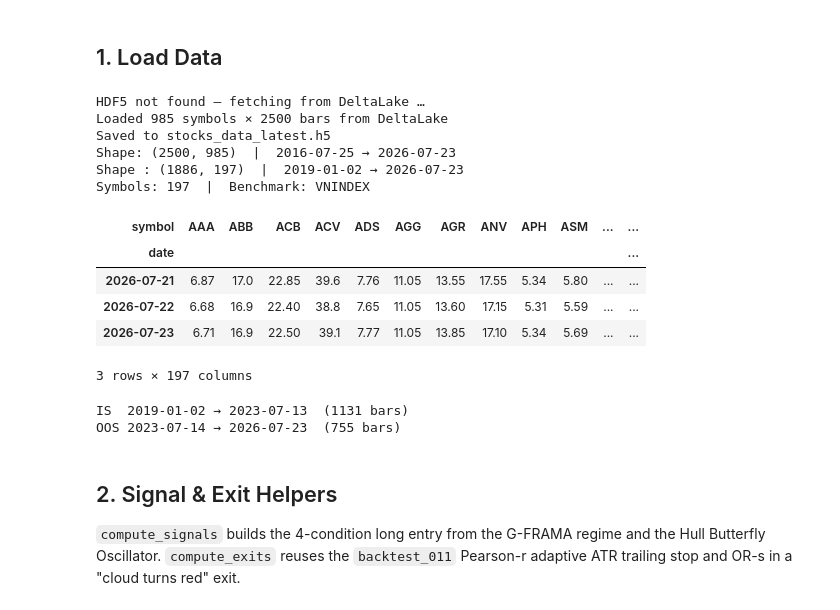
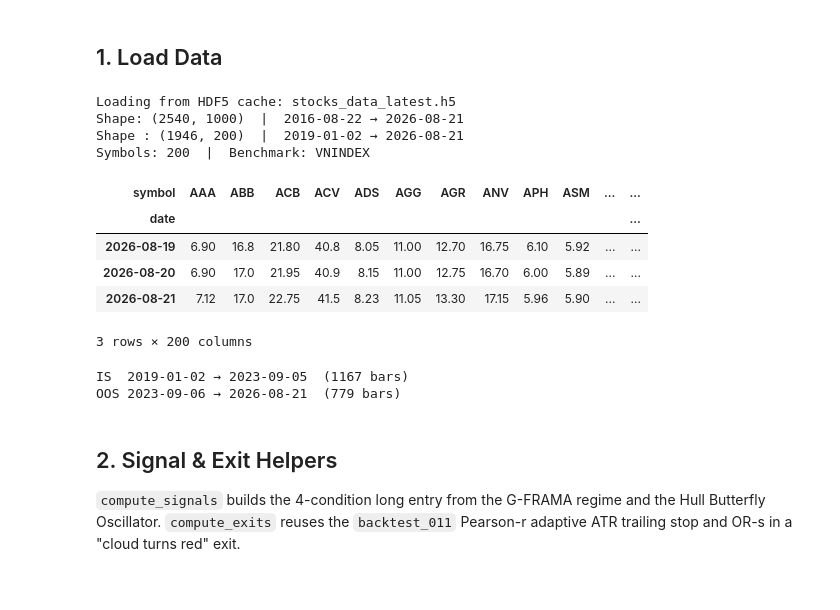
Before and after one commit to phuchuynh0909/all-in-one-portfolio, a Jupyter notebook: notebooks/backtest_012.ipynb, the cells around one changed output. Cells and saved outputs as stored; diff of their text form; code cells hidden in the pictures.

```diff
--- a/notebooks/backtest_012.ipynb
+++ b/notebooks/backtest_012.ipynb
@@ -67,46 +66,44 @@ from backend.app.services.data_loader import load_stocks
 BENCHMARK = 'VNINDEX'
 DATA_START = '2019-01-01'
 
-df_raw = load_stocks(refresh=True)
+df_raw = load_stocks(refresh=False)
 df_raw = df_raw.loc[DATA_START:]
 
 open_  = df_raw['open']
 high   = df_raw['high']
 low    = df_raw['low']
 close  = df_raw['close']
 volume = df_raw['volume']
 
 valid_syms = close.columns[close.isna().mean() < 0.2]
 close  = close[valid_syms].ffill()
 high   = high[valid_syms].ffill()
 low    = low[valid_syms].ffill()
 open_  = open_[valid_syms].ffill()
 volume = volume[valid_syms].ffill().fillna(0)
 
 if BENCHMARK in close.columns:
     bm_close  = close[BENCHMARK]
     bm_volume = volume[BENCHMARK]
 else:
     bm_close  = close.mean(axis=1)
     bm_volume = volume.mean(axis=1)
     print(f'BENCHMARK {BENCHMARK!r} not found — using equal-weight index')
 
 print(f'Shape : {close.shape}  |  {close.index[0].date()} → {close.index[-1].date()}')
 print(f'Symbols: {len(valid_syms)}  |  Benchmark: {BENCHMARK}')
 close.tail(3)
 # %% [output]
-HDF5 not found — fetching from DeltaLake …
-Loaded 985 symbols × 2500 bars from DeltaLake
-Saved to stocks_data_latest.h5
-Shape: (2500, 985)  |  2016-07-25 → 2026-07-23
-Shape : (1886, 197)  |  2019-01-02 → 2026-07-23
-Symbols: 197  |  Benchmark: VNINDEX
+Loading from HDF5 cache: stocks_data_latest.h5
+Shape: (2540, 1000)  |  2016-08-22 → 2026-08-21
+Shape : (1946, 200)  |  2019-01-02 → 2026-08-21
+Symbols: 200  |  Benchmark: VNINDEX
 | symbol | AAA | ABB | ACB | ACV | ADS | AGG | AGR | ANV | APH | ASM | ... | ... |
 | date |  |  |  |  |  |  |  |  |  |  |  | ... |
-| 2026-07-21 | 6.87 | 17.0 | 22.85 | 39.6 | 7.76 | 11.05 | 13.55 | 17.55 | 5.34 | 5.80 | ... | ... |
-| 2026-07-22 | 6.68 | 16.9 | 22.40 | 38.8 | 7.65 | 11.05 | 13.60 | 17.15 | 5.31 | 5.59 | ... | ... |
-| 2026-07-23 | 6.71 | 16.9 | 22.50 | 39.1 | 7.77 | 11.05 | 13.85 | 17.10 | 5.34 | 5.69 | ... | ... |
+| 2026-08-19 | 6.90 | 16.8 | 21.80 | 40.8 | 8.05 | 11.00 | 12.70 | 16.75 | 6.10 | 5.92 | ... | ... |
+| 2026-08-20 | 6.90 | 17.0 | 21.95 | 40.9 | 8.15 | 11.00 | 12.75 | 16.70 | 6.00 | 5.89 | ... | ... |
+| 2026-08-21 | 7.12 | 17.0 | 22.75 | 41.5 | 8.23 | 11.05 | 13.30 | 17.15 | 5.96 | 5.90 | ... | ... |
-3 rows × 197 columns
+3 rows × 200 columns
 # %%
 IS_FRAC   = 0.6
 split_idx = int(len(close) * IS_FRAC)
@@ -121,8 +118,8 @@ volume_is  = volume.iloc[:split_idx]; volume_oos = volume.iloc[split_idx:]
 print(f'IS  {close_is.index[0].date()} → {close_is.index[-1].date()}  ({len(close_is)} bars)')
 print(f'OOS {close_oos.index[0].date()} → {close_oos.index[-1].date()}  ({len(close_oos)} bars)')
 # %% [output]
-IS  2019-01-02 → 2023-07-13  (1131 bars)
-OOS 2023-07-14 → 2026-07-23  (755 bars)
+IS  2019-01-02 → 2023-09-05  (1167 bars)
+OOS 2023-09-06 → 2026-08-21  (779 bars)
 # %% [markdown]
 ## 2. Signal & Exit Helpers
 
```
Also changed, not shown: parts of 14 cells of this notebook, 9 other files.
